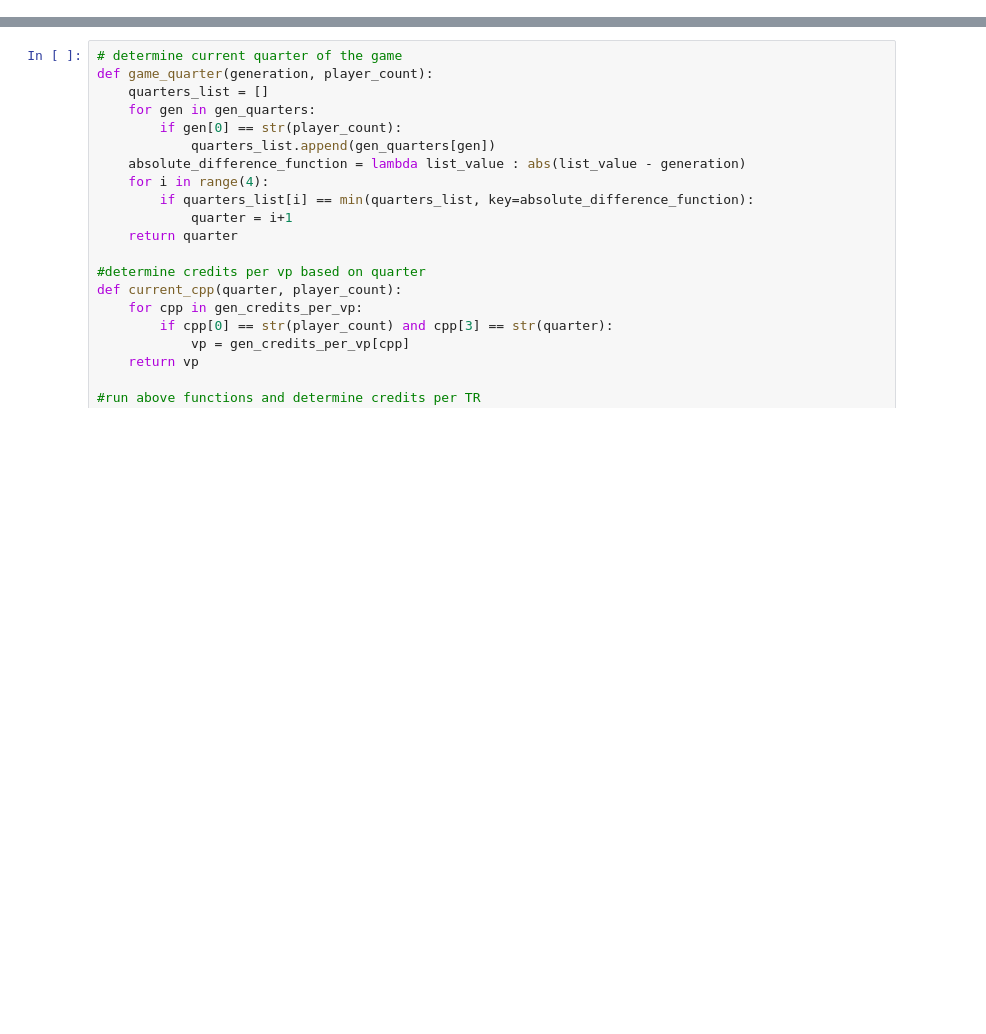
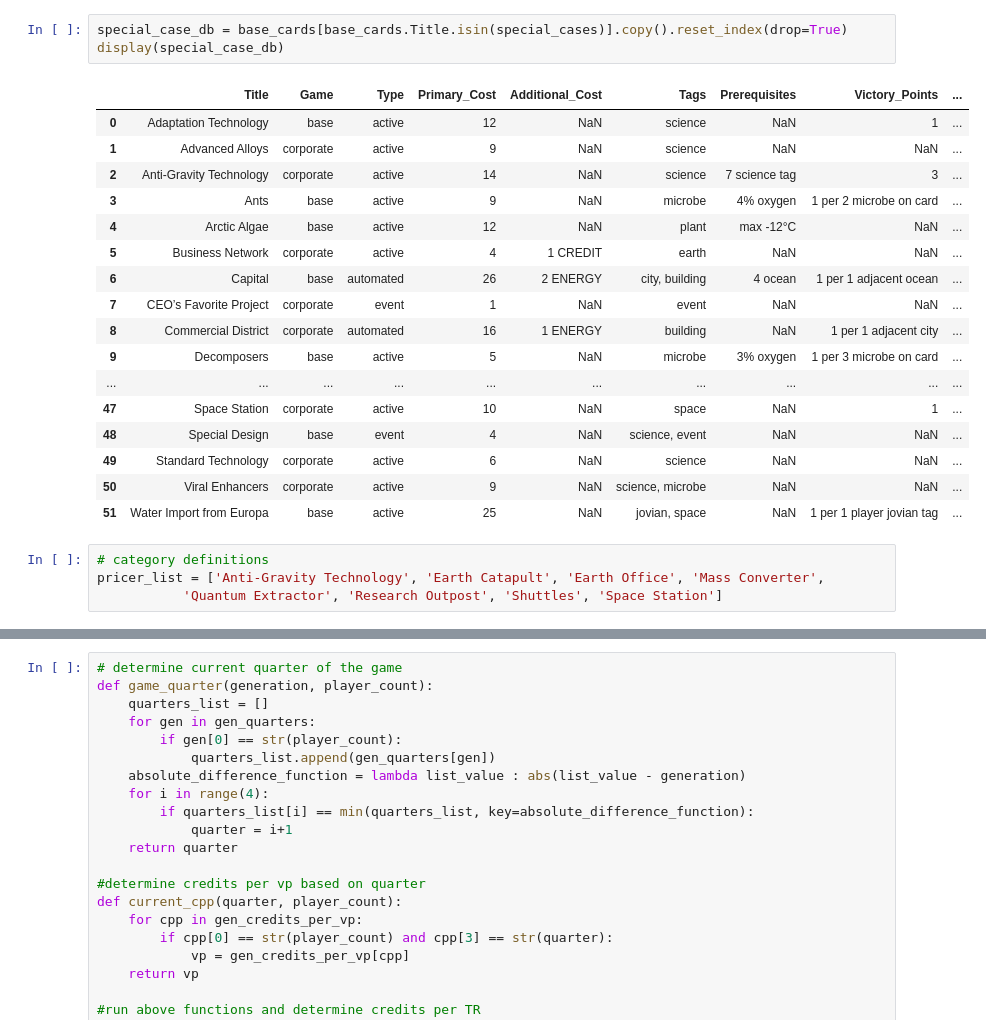
Before and after one commit to IndianaScones/Terraforming-Mars-cost-benefit-analysis, a Jupyter notebook: TM_lib.ipynb, the cells around one changed output, grey strips where cells are left out. Saved outputs shown, nothing was run; the diff lists cells and outputs as text; blank space fills up the shorter version.

Commit message:
Update project to v0.3

```diff
--- a/TM_lib.ipynb
+++ b/TM_lib.ipynb
@@ -80,0 +148,25 @@ def ors(or_benefit, generation, player_count):
+# %%
+special_case_db = base_cards[base_cards.Title.isin(special_cases)].copy().reset_index(drop=True)
+display(special_case_db)
+# %% [output]
+|  | Title | Game | Type | Primary_Cost | Additional_Cost | Tags | Prerequisites | Victory_Points | ... |
+| 0 | Adaptation Technology | base | active | 12 | NaN | science | NaN | 1 | ... |
+| 1 | Advanced Alloys | corporate | active | 9 | NaN | science | NaN | NaN | ... |
+| 2 | Anti-Gravity Technology | corporate | active | 14 | NaN | science | 7 science tag | 3 | ... |
+| 3 | Ants | base | active | 9 | NaN | microbe | 4% oxygen | 1 per 2 microbe on card | ... |
+| 4 | Arctic Algae | base | active | 12 | NaN | plant | max -12°C | NaN | ... |
+| 5 | Business Network | corporate | active | 4 | 1 CREDIT | earth | NaN | NaN | ... |
+| 6 | Capital | base | automated | 26 | 2 ENERGY | city, building | 4 ocean | 1 per 1 adjacent ocean | ... |
+| 7 | CEO’s Favorite Project | corporate | event | 1 | NaN | event | NaN | NaN | ... |
+| 8 | Commercial District | corporate | automated | 16 | 1 ENERGY | building | NaN | 1 per 1 adjacent city | ... |
+| 9 | Decomposers | base | active | 5 | NaN | microbe | 3% oxygen | 1 per 3 microbe on card | ... |
+| ... | ... | ... | ... | ... | ... | ... | ... | ... | ... |
+| 47 | Space Station | corporate | active | 10 | NaN | space | NaN | 1 | ... |
+| 48 | Special Design | base | event | 4 | NaN | science, event | NaN | NaN | ... |
+| 49 | Standard Technology | corporate | active | 6 | NaN | science | NaN | NaN | ... |
+| 50 | Viral Enhancers | corporate | active | 9 | NaN | science, microbe | NaN | NaN | ... |
+| 51 | Water Import from Europa | base | active | 25 | NaN | jovian, space | NaN | 1 per 1 player jovian tag | ... |
+# %%
+# category definitions
+pricer_list = ['Anti-Gravity Technology', 'Earth Catapult', 'Earth Office', 'Mass Converter',
+           'Quantum Extractor', 'Research Outpost', 'Shuttles', 'Space Station']
```
Also changed, not shown: parts of 20 cells of this notebook, 8 other files.
